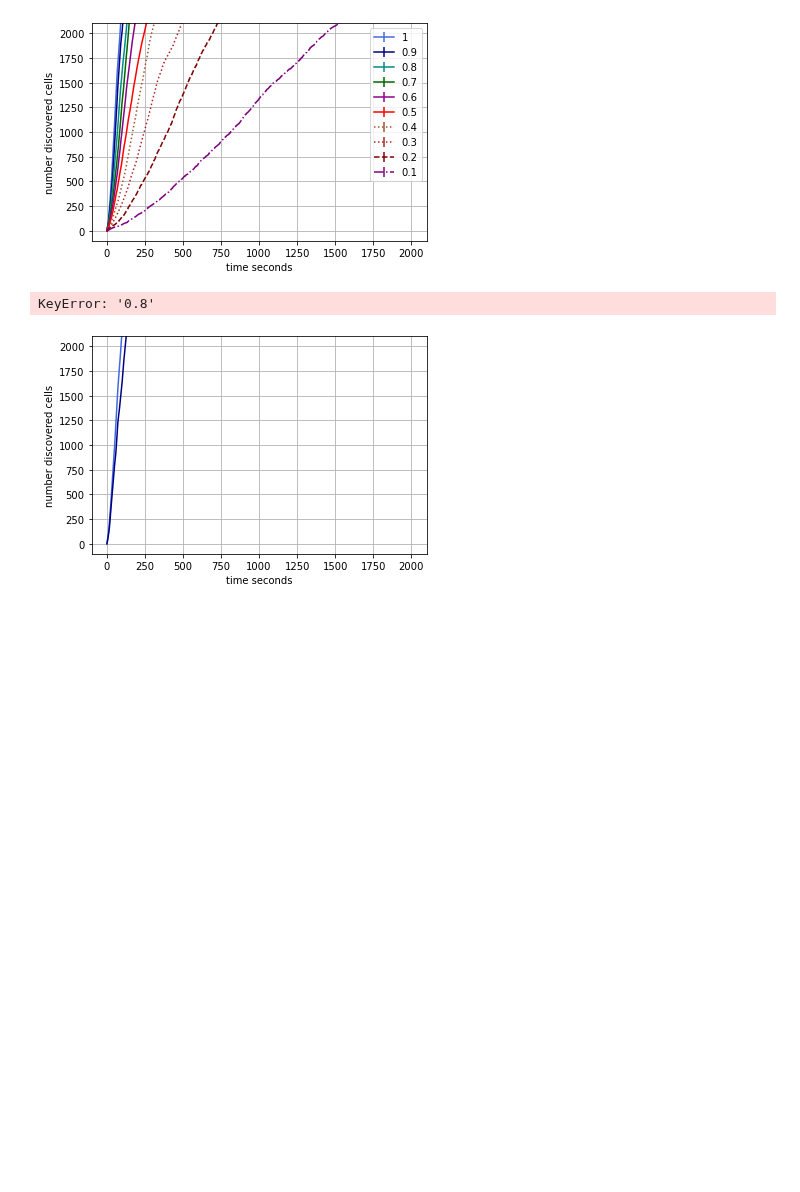
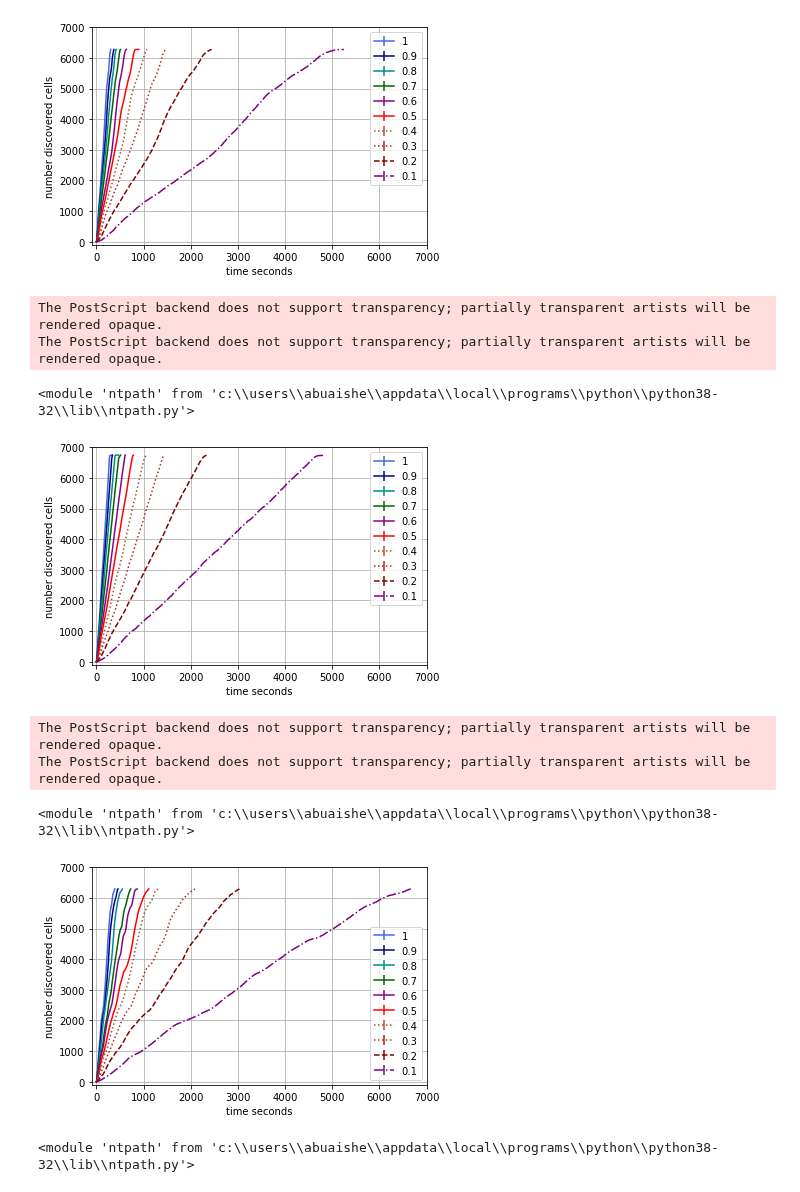
Before and after one commit to openwsn-berkeley/Atlas, a Jupyter notebook: Atlas Plots.ipynb, the cells around one changed output. Cells and saved outputs as stored; diff of their text form; code cells hidden in the pictures; blank space fills up the shorter version.

Commit message:
#84 #85 up to date plots and data

```diff
--- a/Atlas Plots.ipynb
+++ b/Atlas Plots.ipynb
@@ -128,7 +128,7 @@ for run in log:
     vmax         = flat[-2] # avoid counting num robots on start position
     maxNumRobots[(scenarioName,navAlg)] = vmax
     cmap         = plt.cm.Greys
-    norm         = plt.Normalize(0, vmax)
+    norm         = plt.Normalize(1, vmax)
     rgba         = cmap(norm(data))
 
     print(scenarioName,navAlg,vmax,'pdr:',pdr)
@@ -143,6 +143,8 @@ for run in log:
         for (y,c) in enumerate(line):
             if   c=='#':
                 rgba[x, y, :3] = ( 0/255,  51/255, 204/255)
+            elif c=='S':
+                rgba[x, y, :3] = (1,0,0) #(255/255,   0/255,   0/255)
         x += 1
 
     (fig,ax) = plt.subplots()
@@ -150,16 +152,9 @@ for run in log:
 
     fig.tight_layout(pad=0, h_pad=0, w_pad=0)
     plt.axis('off')
-#     fig.savefig(
-#         os.path.join(
-#             'plots',
-#             'heatmap_{0}_{1}.eps'.format(
-#                 scenarioName,
-#                 navAlg,
-#             ),
-#         ),
-#         bbox_inches='tight',
-#     )
+    fig.savefig('heatmap_{0}_{1}_{2}.eps'.format(scenarioName,navAlg,pdr), bbox_inches='tight')
+    fig.savefig('heatmap_{0}_{1}_{2}.png'.format(scenarioName,navAlg,pdr), bbox_inches='tight')
+
     plt.show()
 
     # remember what I have plotted
@@ -312,36 +308,45 @@ for (k1,v1) in data.items():
             hs += [h]
         data[k1][k2] = {
             'mean':                ms,
             'confidence_interval': hs,
         }
 
 #=== create plot
 
 scenarioNames = set(scenarioNames)
 allNumRobots  = set(allNumRobots)
 
 for scenarioName in scenarioNames:
     (fig,ax) = plt.subplots()
     lines    = {}
     for ((scenario,numRobots),v) in data.items():
         if numDotBots!=50:
             continue
         if scenario!=scenarioName:
             continue
         for (pdr,profile) in v.items():
             x             = range(len(profile['mean']))
             y             = profile['mean']
             yerr          = profile['confidence_interval']
             lines[str(pdr)] = ax.errorbar(x=x,y=y,yerr=yerr,color=linecolors[str(pdr)],linestyle=linestyles[str(pdr)],label=pdr)
     ax.grid(True, zorder=5)
     plt.xlabel('time seconds')
-    plt.xlim(-100,2100)
+    plt.xlim(-100,7000)
     plt.ylabel('number discovered cells')
-    plt.ylim(-100,2100)
+    plt.ylim(-100,7000)
     plt.legend(handles=[lines['1'],lines['0.9'],lines['0.8'],lines['0.7'], lines['0.6'],lines['0.5'],lines['0.4'],lines['0.3'], lines['0.2'],lines['0.1']])
     plt.show()
-    #fig.savefig(os.path.join('plots','mapping_profile_{0}.eps'.format(scenarioName)),bbox_inches='tight')
+    print(os.path)
+    fig.savefig('mapping_profile_{0}.eps'.format(scenarioName),bbox_inches='tight')
+    fig.savefig('mapping_profile_{0}.png'.format(scenarioName),bbox_inches='tight')
 # %% [output]
-[figure, old version]
+[figure, new version]
-KeyError: '0.8'
+The PostScript backend does not support transparency; partially transparent artists will be rendered opaque.
+The PostScript backend does not support transparency; partially transparent artists will be rendered opaque.
+<module 'ntpath' from 'c:\\users\\abuaishe\\appdata\\local\\programs\\python\\python38-32\\lib\\ntpath.py'>
-[figure, old version]
+[figure, new version]
+The PostScript backend does not support transparency; partially transparent artists will be rendered opaque.
+The PostScript backend does not support transparency; partially transparent artists will be rendered opaque.
+<module 'ntpath' from 'c:\\users\\abuaishe\\appdata\\local\\programs\\python\\python38-32\\lib\\ntpath.py'>
+[figure, added]
+<module 'ntpath' from 'c:\\users\\abuaishe\\appdata\\local\\programs\\python\\python38-32\\lib\\ntpath.py'>
```
Also changed, not shown: parts of 5 cells of this notebook, 3 other files.
